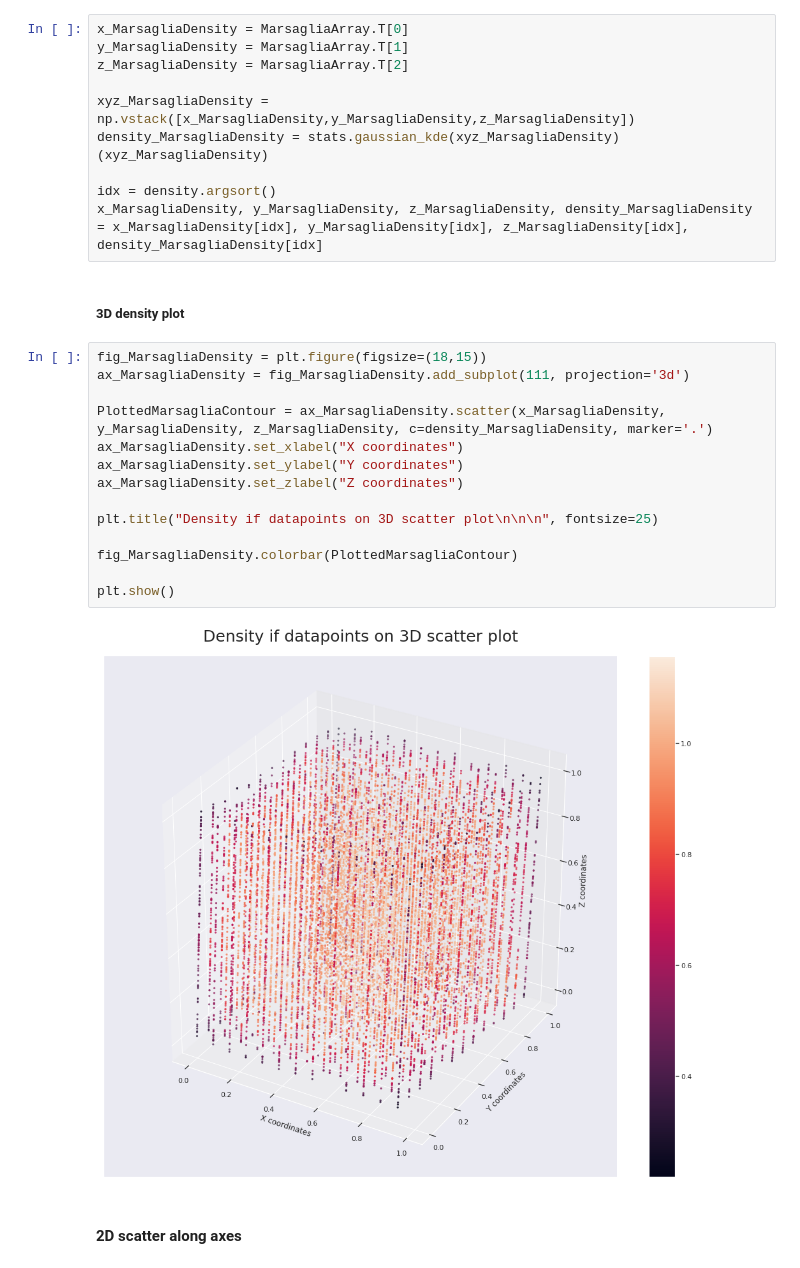
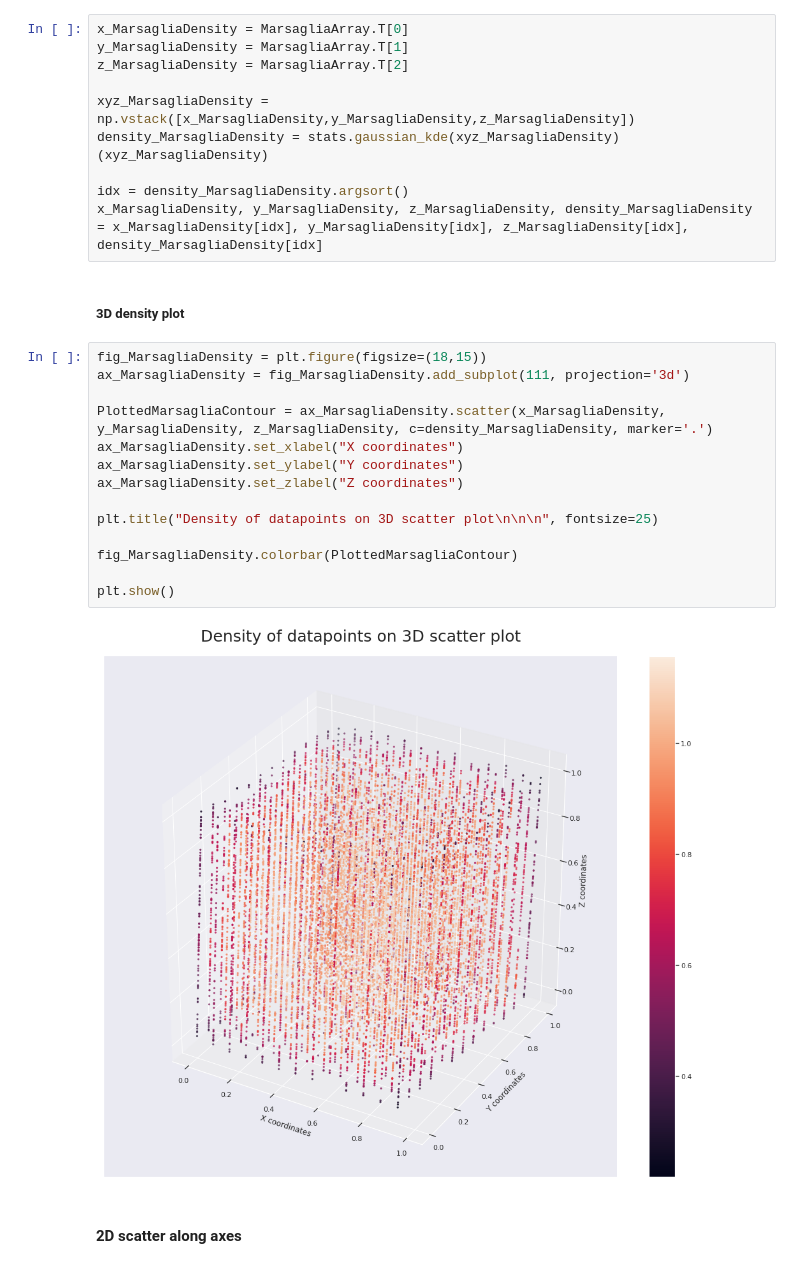
Before and after one commit to masterdesky/ELTE-signal-processing-2018, a Jupyter notebook: 1. feladatsor/Assignment 1.ipynb, the cells around one changed output. Drawn from its saved outputs; the diff is of its cells as text.

```diff
--- a/1. feladatsor/Assignment 1.ipynb
+++ b/1. feladatsor/Assignment 1.ipynb
@@ -1593,26 +1593,26 @@ z_MarsagliaDensity = MarsagliaArray.T[2]
 xyz_MarsagliaDensity = np.vstack([x_MarsagliaDensity,y_MarsagliaDensity,z_MarsagliaDensity])
 density_MarsagliaDensity = stats.gaussian_kde(xyz_MarsagliaDensity)(xyz_MarsagliaDensity)
 
-idx = density.argsort()
+idx = density_MarsagliaDensity.argsort()
 x_MarsagliaDensity, y_MarsagliaDensity, z_MarsagliaDensity, density_MarsagliaDensity = x_MarsagliaDensity[idx], y_MarsagliaDensity[idx], z_MarsagliaDensity[idx], density_MarsagliaDensity[idx]
 # %% [markdown]
 ##### 3D density plot
 # %%
 fig_MarsagliaDensity = plt.figure(figsize=(18,15))
 ax_MarsagliaDensity = fig_MarsagliaDensity.add_subplot(111, projection='3d')
 
 PlottedMarsagliaContour = ax_MarsagliaDensity.scatter(x_MarsagliaDensity, y_MarsagliaDensity, z_MarsagliaDensity, c=density_MarsagliaDensity, marker='.')
 ax_MarsagliaDensity.set_xlabel("X coordinates")
 ax_MarsagliaDensity.set_ylabel("Y coordinates")
 ax_MarsagliaDensity.set_zlabel("Z coordinates")
 
-plt.title("Density if datapoints on 3D scatter plot\n\n\n", fontsize=25)
+plt.title("Density of datapoints on 3D scatter plot\n\n\n", fontsize=25)
 
 fig_MarsagliaDensity.colorbar(PlottedMarsagliaContour)
 
 plt.show()
 # %% [output]
-[figure, old version]
+[figure, new version]
 # %% [markdown]
 #### 2D scatter along axes
 # %%
```
Also changed, not shown: parts of 21 cells of this notebook.
